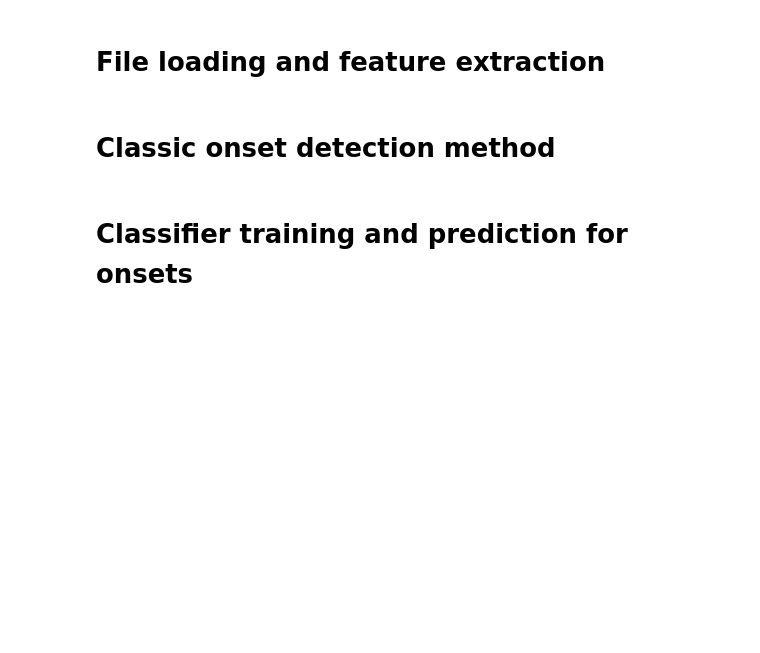
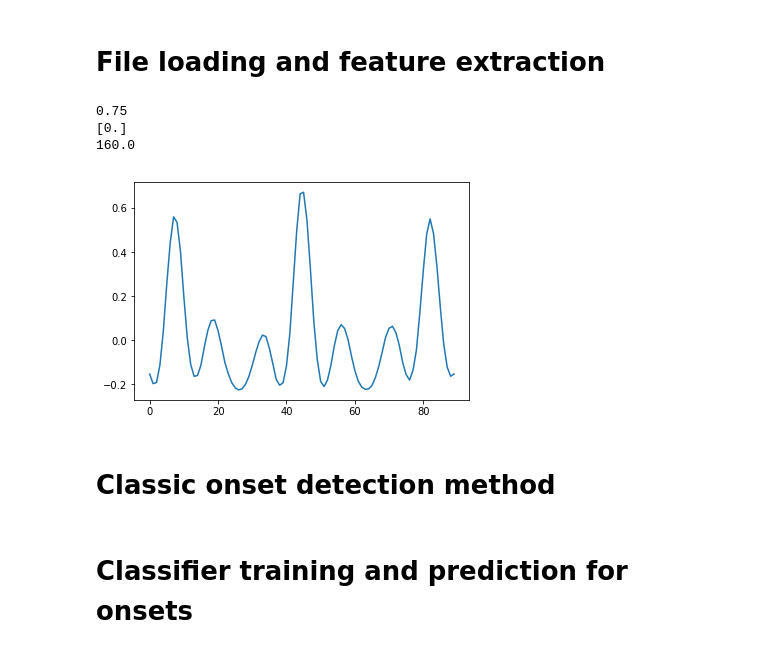
Before and after one commit to CatLassie/IAMA2018WS, a Jupyter notebook: ex1/notebooks/IAMIex1.ipynb, the cells around one changed output. Drawn from its saved outputs; the diff is of its cells as text; code cells hidden in the pictures; blank space fills up the shorter version.

```diff
--- a/ex1/notebooks/IAMIex1.ipynb
+++ b/ex1/notebooks/IAMIex1.ipynb
@@ -124,6 +147,55 @@ path_prediction_single = 'predictions' + path_single.split('train')[1]
 np.savetxt(path_prediction_single + '.onsets', onset_time_stamps_single, fmt='%1.2f', delimiter="/n")
 # %% [markdown]
 # File loading and feature extraction
+# %%
+def acf(x, length=20):
+    return np.array([1]+[np.corrcoef(x[:-i], x[i:])[0,1]  \
+        for i in range(1, length)])
+def estimate_tempo(odf):
+    """
+    Determine dominant tempi by means of auto-correlation.
+
+    Parameters
+    ----------
+    odf : numpy array
+        Onset detection function.
+
+    Returns
+    -------
+    tempo : float
+        Detected tempo (in bpm).
+
+    """
+    min_bpm = 50
+    max_bpm = 200
+    #corr = np.correlate(odf, odf, mode='full')
+    #auto_corr = corr[int(corr.size/2)+1:]
+    odf = scipy.signal.medfilt(odf, 5)
+    min_temp_length = int(60/max_bpm * 100)
+    max_temp_length = int(60/min_bpm * 100)
+    auto_corr = acf(odf, odf.size-10)[min_temp_length:max_temp_length]
+    #auto_corr = acf(odf, odf.size-10)[0:]
+    tempo_length = (min_temp_length + np.argmax(auto_corr)) / 100.0
+    print (tempo_length)
+    print(np.arange(0, tempo_length, odf.size))
+    return auto_corr
+    #print(auto_corr)
+    # TODO: your changes here
+    tempo = 60.0 / tempo_length
+    return tempo
+# %%
+odf_single = np.array(odf_single)
+#plt.plot(odf_single)
+#tempo_bpm = estimate_tempo(odf_single)
+acf = estimate_tempo(odf_single)
+plt.plot(acf)
+#print(tempo_bpm)
+print (gt_bpm_single)
+# %% [output]
+0.75
+[0.]
+160.0
+[figure, added]
 # %%
 # load onsets audio
 train_onsets_audio = util.load_audios(train_onsets_audio_paths, sampling_rate)
```
Also changed, not shown: parts of 4 cells of this notebook, 4 other files.
